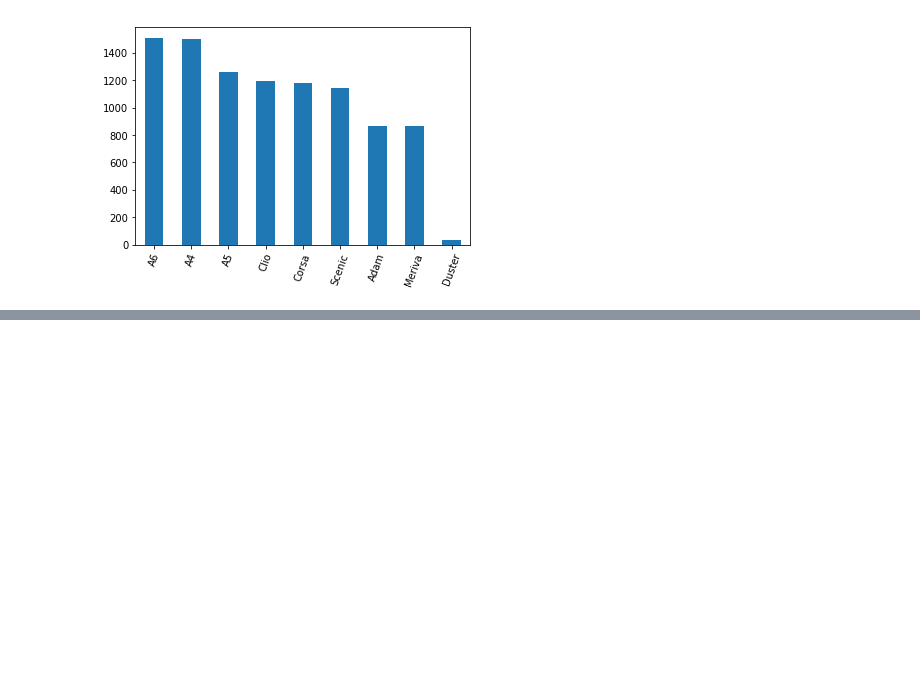
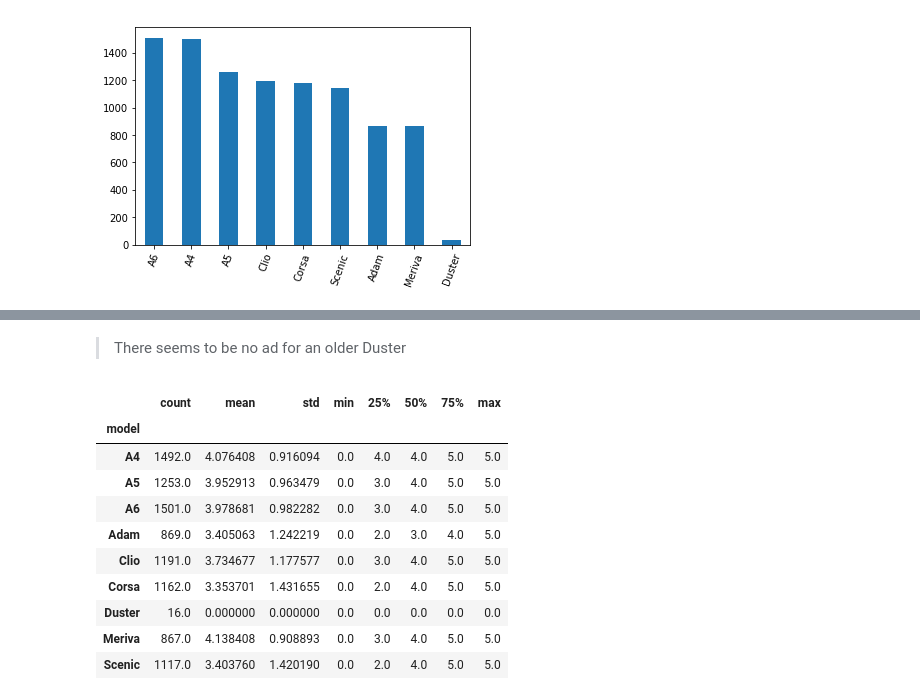
Before and after one commit to kaymal/price-prediction, a Jupyter notebook: trgt/data-cleansing/t-data-cleansing.ipynb, the cells around one changed output, grey strips where cells are left out. Cells and saved outputs as stored; diff of their text form; code cells hidden in the pictures; blank space fills up the shorter version.

```diff
--- a/trgt/data-cleansing/t-data-cleansing.ipynb
+++ b/trgt/data-cleansing/t-data-cleansing.ipynb
@@ -498,0 +624,2 @@ df_ss.model.value_counts().plot.bar(rot=70)
+# %%
+df_new['age'] = 2019 - reg_year
@@ -498,0 +640,16 @@ df_ss.model.value_counts().plot.bar(rot=70)
+# %% [markdown]
+> There seems to be no ad for an older Duster
+# %%
+df_new.groupby("model").age.describe()
+# %% [output]
+|  | count | mean | std | min | 25% | 50% | 75% | max |
+| model |  |  |  |  |  |  |  |  |
+| A4 | 1492.0 | 4.076408 | 0.916094 | 0.0 | 4.0 | 4.0 | 5.0 | 5.0 |
+| A5 | 1253.0 | 3.952913 | 0.963479 | 0.0 | 3.0 | 4.0 | 5.0 | 5.0 |
+| A6 | 1501.0 | 3.978681 | 0.982282 | 0.0 | 3.0 | 4.0 | 5.0 | 5.0 |
+| Adam | 869.0 | 3.405063 | 1.242219 | 0.0 | 2.0 | 3.0 | 4.0 | 5.0 |
+| Clio | 1191.0 | 3.734677 | 1.177577 | 0.0 | 3.0 | 4.0 | 5.0 | 5.0 |
+| Corsa | 1162.0 | 3.353701 | 1.431655 | 0.0 | 2.0 | 4.0 | 5.0 | 5.0 |
+| Duster | 16.0 | 0.000000 | 0.000000 | 0.0 | 0.0 | 0.0 | 0.0 | 0.0 |
+| Meriva | 867.0 | 4.138408 | 0.908893 | 0.0 | 3.0 | 4.0 | 5.0 | 5.0 |
+| Scenic | 1117.0 | 3.403760 | 1.420190 | 0.0 | 2.0 | 4.0 | 5.0 | 5.0 |
```
Also changed, not shown: parts of 36 cells of this notebook.
